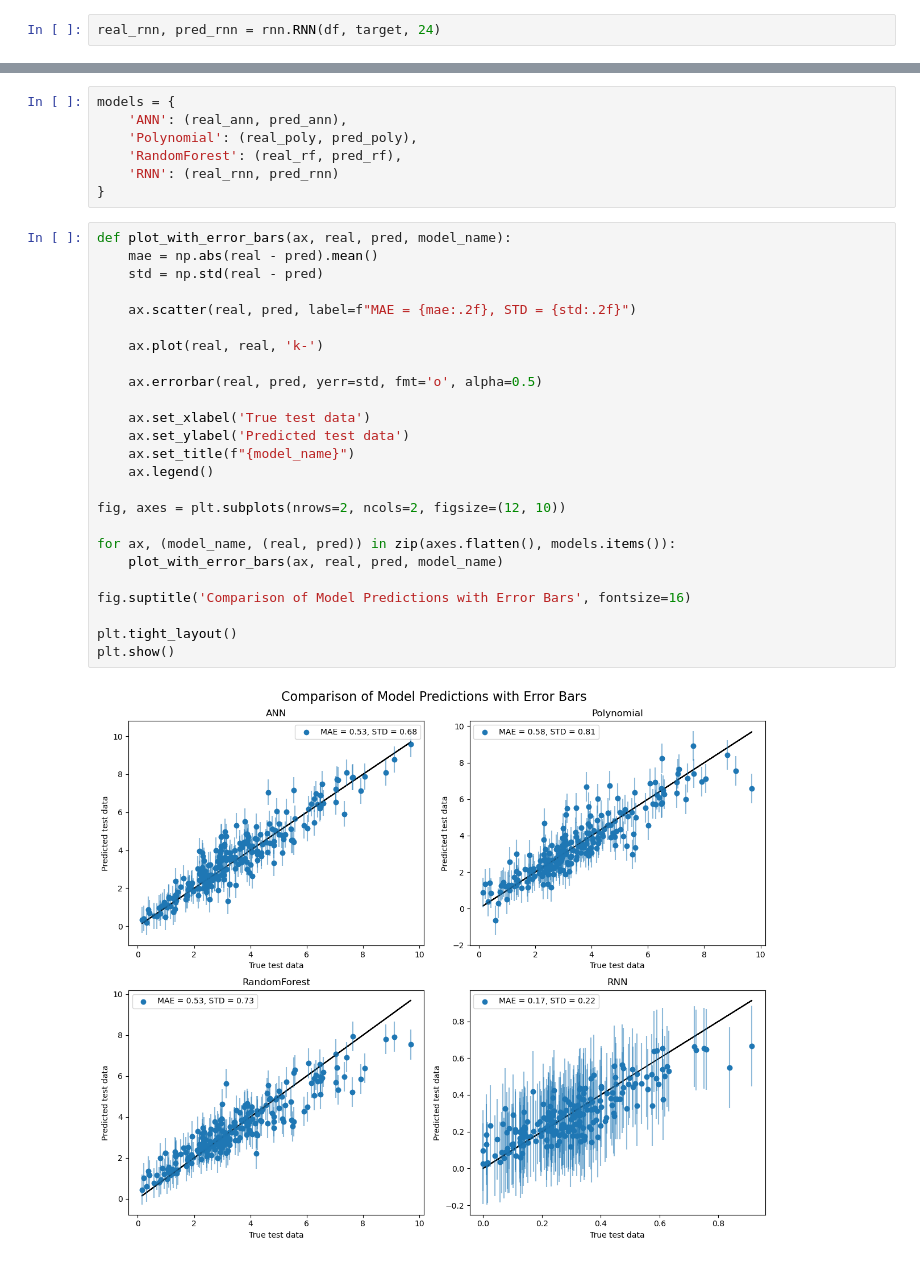
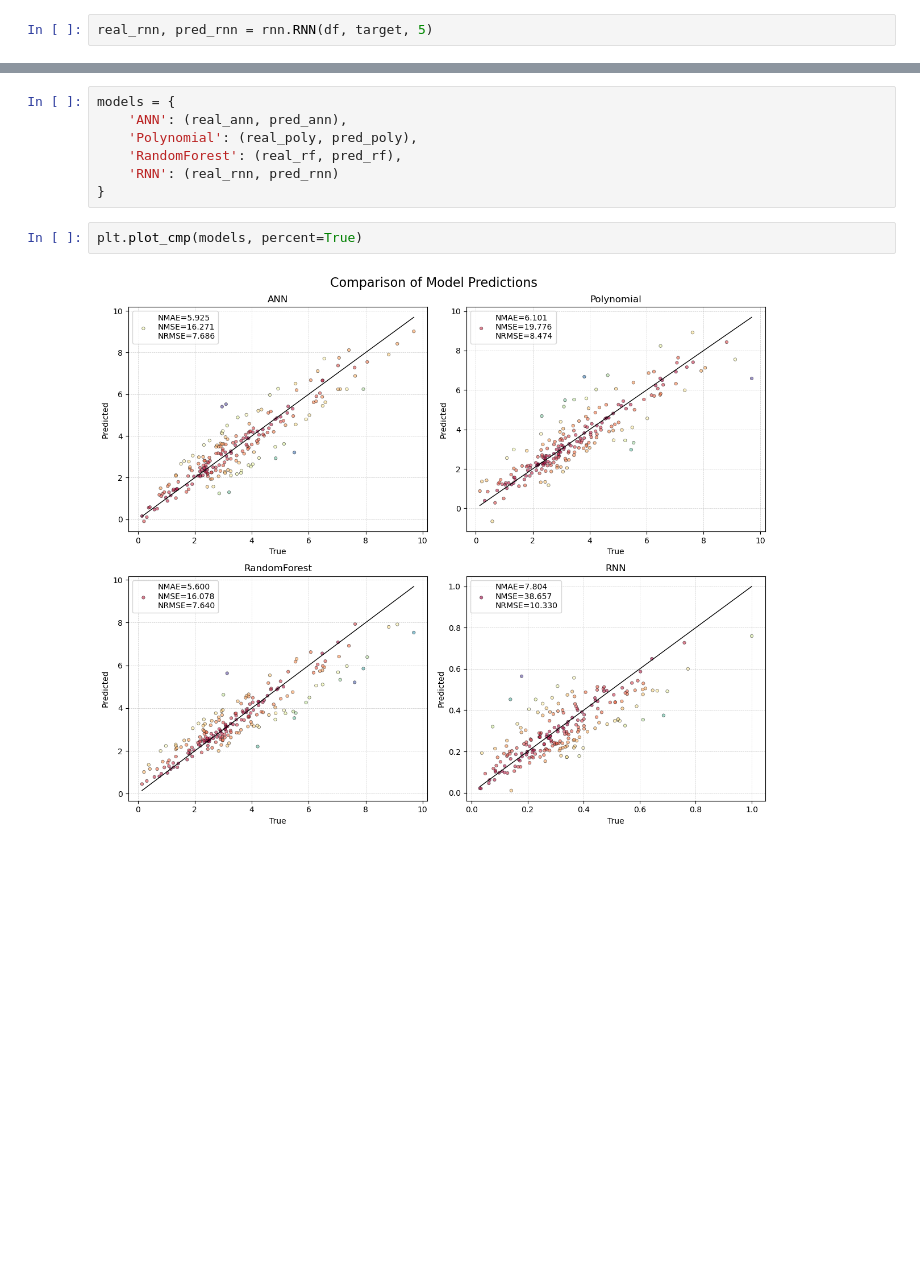
Before and after one commit to federicogiacopuzzi-univr/ProgressiveModeling, a Jupyter notebook: notebooks/first_example.ipynb, the cells around one changed output, grey strips where cells are left out. Cells and saved outputs as stored; diff of their text form; blank space fills up the shorter version.

```diff
--- a/notebooks/first_example.ipynb
+++ b/notebooks/first_example.ipynb
@@ -79,6 +79,6 @@ real_poly, pred_poly = pf.Polynomial(df, features, target, 5)
 # %%
 real_rf, pred_rf = rf.RandomForest(df, features, target)
 # %%
-real_rnn, pred_rnn = rnn.RNN(df, target, 24)
+real_rnn, pred_rnn = rnn.RNN(df, target, 5)
 # %% [output]
 Epoch 1/150
@@ -108,29 +108,6 @@ models = {
     'RNN': (real_rnn, pred_rnn)
 }
 # %%
-def plot_with_error_bars(ax, real, pred, model_name):
-    mae = np.abs(real - pred).mean()
-    std = np.std(real - pred)
-
-    ax.scatter(real, pred, label=f"MAE = {mae:.2f}, STD = {std:.2f}")
-
-    ax.plot(real, real, 'k-')
-
-    ax.errorbar(real, pred, yerr=std, fmt='o', alpha=0.5)
-
-    ax.set_xlabel('True test data')
-    ax.set_ylabel('Predicted test data')
-    ax.set_title(f"{model_name}")
-    ax.legend()
-
-fig, axes = plt.subplots(nrows=2, ncols=2, figsize=(12, 10))
-
-for ax, (model_name, (real, pred)) in zip(axes.flatten(), models.items()):
-    plot_with_error_bars(ax, real, pred, model_name)
-
-fig.suptitle('Comparison of Model Predictions with Error Bars', fontsize=16)
-
-plt.tight_layout()
-plt.show()
+plt.plot_cmp(models, percent=True)
 # %% [output]
-[figure, old version]
+[figure, new version]
```
Also changed, not shown: parts of 3 cells of this notebook, 6 other files.
